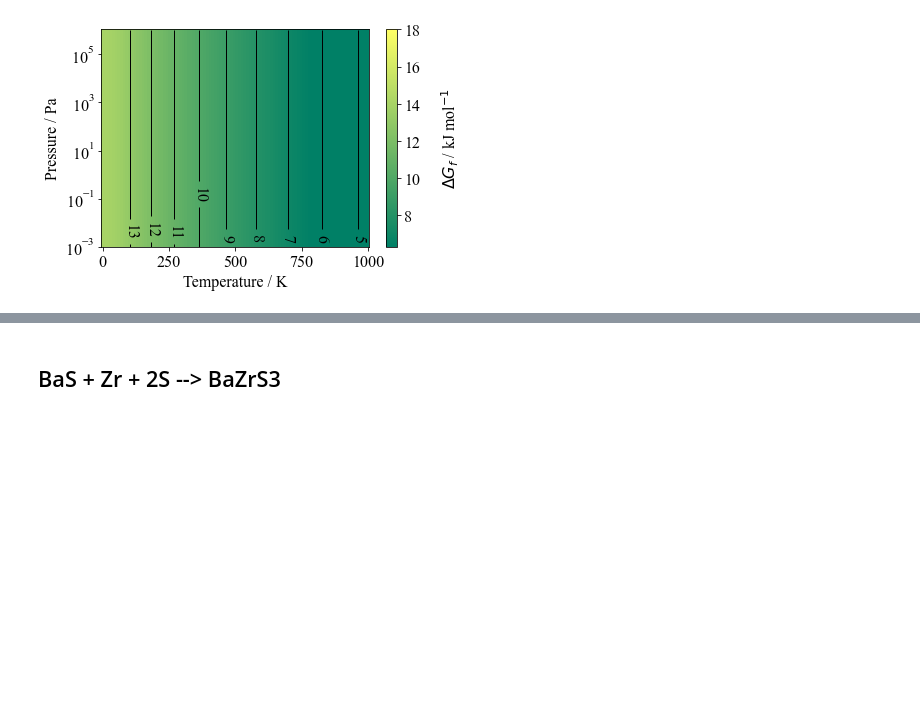
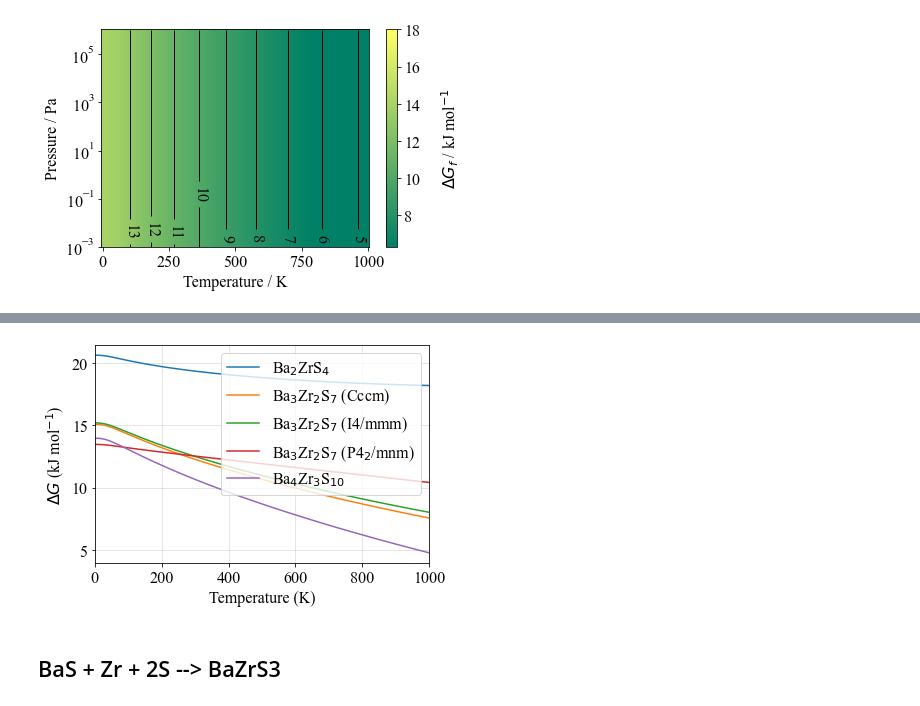
Before and after one commit to prakayastha/BaZrS3_analysis, a Jupyter notebook: paper_analysis.ipynb, the cells around one changed output, grey strips where cells are left out. Saved outputs shown, nothing was run; the diff lists cells and outputs as text; code cells hidden in the pictures; blank space fills up the shorter version.

```diff
--- a/paper_analysis.ipynb
+++ b/paper_analysis.ipynb
@@ -223,3 +223,19 @@ plt.savefig('GFE_327_comparison')
+# %%
+plt.plot(T,GFE_214.potential[0], label="Ba$_2$ZrS$_4$")
+plt.plot(T,GFE_327_Cm.potential[0], label="Ba$_3$Zr$_2$S$_7$ (Cccm)" )
+plt.plot(T,GFE_327_I4.potential[0], label="Ba$_3$Zr$_2$S$_7$ (I4/mmm)")
+plt.plot(T,GFE_327_P4.potential[0], label="Ba$_3$Zr$_2$S$_7$ (P4$_2$/mnm)")
+plt.plot(T,GFE_4310.potential[0], label="Ba$_4$Zr$_3$S$_{10}$")
+plt.ylabel(r"$\Delta G$ (kJ mol$^{-1}$)")
+plt.xlim([0,1000])
+#plt.yticks([0,20,40,60,80,100,120])
+plt.xlabel("Temperature (K)")
+plt.grid(alpha=0.4)
+plt.legend()
+#plt.tight_layout()
+plt.savefig('GFE_327_comparison')
+# %% [output]
+[figure, added]
 # %% [markdown]
 ## BaS + Zr + 2S --> BaZrS3
 # %%
```
Also changed, not shown: parts of 5 cells of this notebook, 1 other file.
